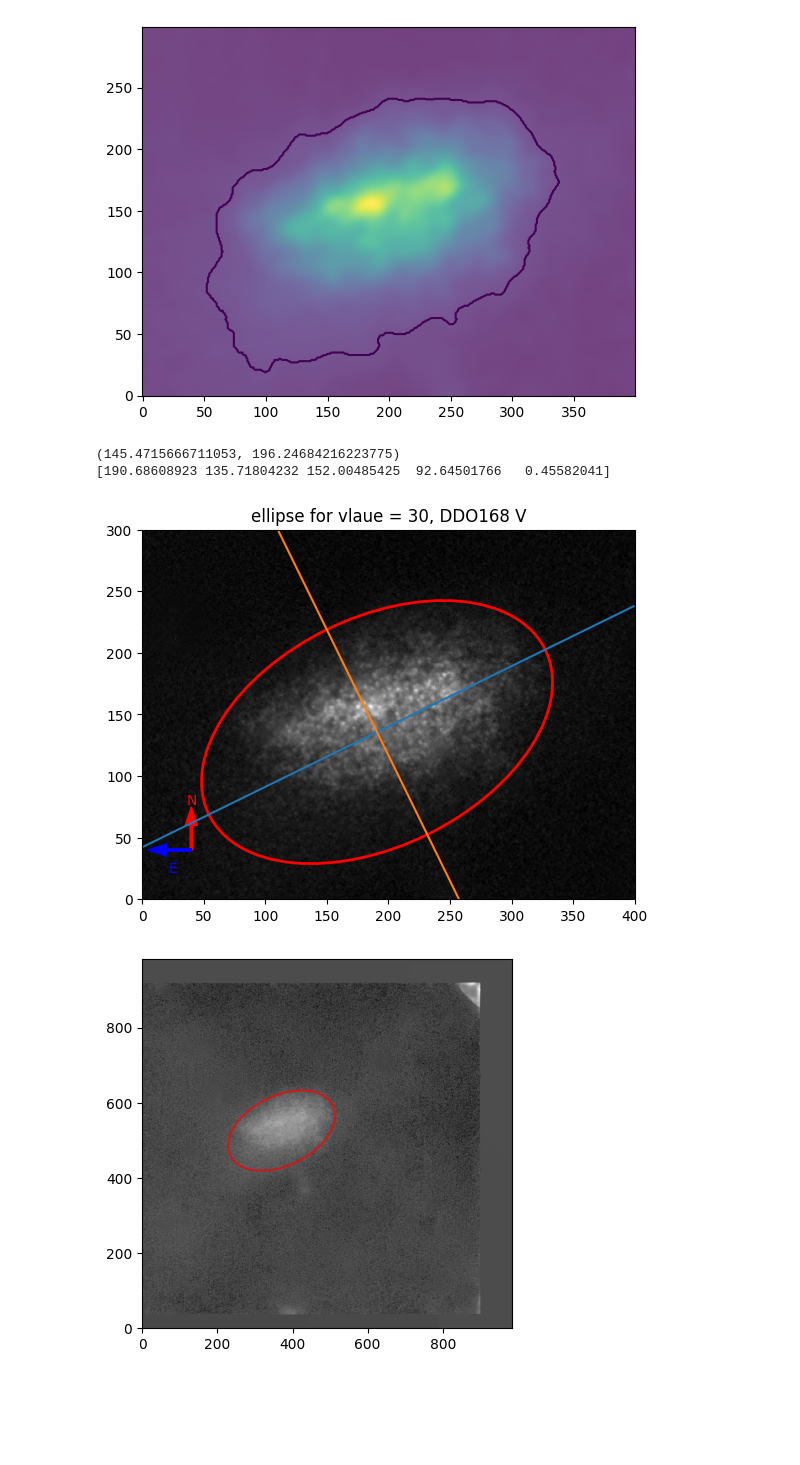
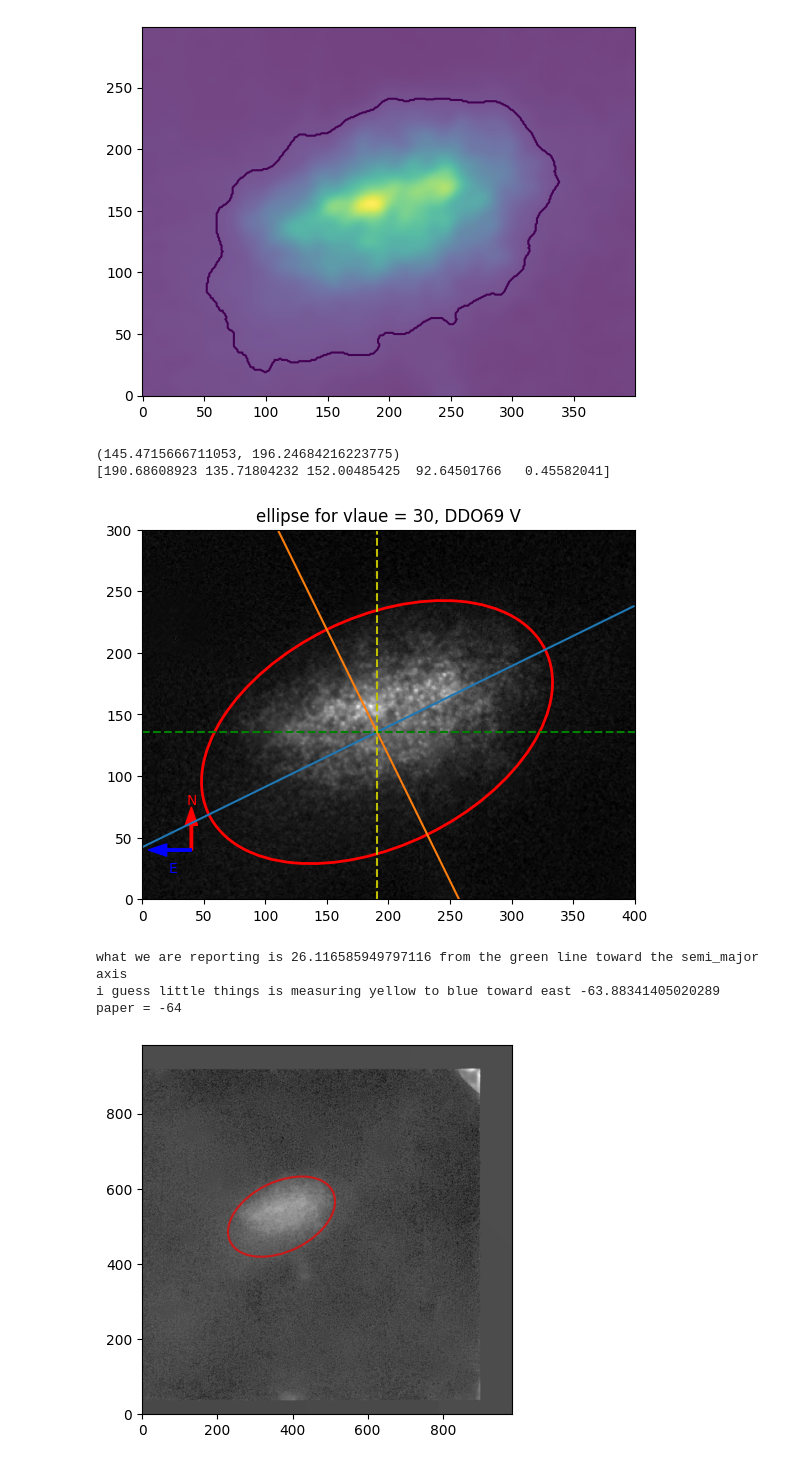
Before and after one commit to SUT-LTG/Aysan-Little-Things, a Jupyter notebook: DDO69.ipynb, the cells around one changed output. Drawn from its saved outputs; the diff is of its cells as text; code cells hidden in the pictures; blank space fills up the shorter version.

```diff
--- a/DDO69.ipynb
+++ b/DDO69.ipynb
@@ -188,41 +188,49 @@ plt.figure()
 ax = plt.gca()
 
 # Display the other image
 ax.imshow(v_value_box, cmap='gray' , origin = "lower")
-
+angle_in_degrees = np.degrees(theta)
 # Create the ellipse
 ellipse = Ellipse(xy=(xc, yc), width=2*a, height=2*b, angle=np.degrees(theta), edgecolor='r', facecolor='none', linewidth=2)
-
 # Add the ellipse to the axis
 
 ax.add_patch(ellipse)
 m = np.tan(theta)
 x_ax = np.arange(0,400)
 Y_ax = m*(x_ax-xc) + yc
 ax.plot(x_ax,Y_ax)
 
 Y_prime_ax = (-1/m)*(x_ax-xc) + yc
 ax.plot(x_ax,Y_prime_ax)
-"""
-plt.axhline(y=np.tan(theta)*x, color='r', linestyle='--', label='Semi-Major Axis')
-plt.axvline(x=xc,  color='g', linestyle='--', label='Semi-Minor Axis')
-"""
+
+plt.axhline(y=yc, color='g', linestyle='--', label='theta = 0')
+plt.axvline(x=xc,  color='y', linestyle='--')
+
 # Set axis limits (adjust as needed)
 ax.set_xlim(0,v_value_box.shape[1])
 ax.set_ylim(0,v_value_box.shape[0])  # Reverse y-axis for imshow
-plt.title("ellipse for vlaue = 30, DDO168 V")
+plt.title("ellipse for vlaue = 30, DDO69 V")
 # Show the plot
 # Example: Add arrows for north and east
 plt.arrow(x=40, y=40, dx=0, dy=20, color='red', width=2, head_width=10)
 plt.arrow(x=40, y=40, dx=-20, dy=0, color='blue', width=2, head_width=10)
 plt.text(40, 80, 'N', color='red', fontsize=10, ha='center', va='center')
 plt.text(25, 25, 'E', color='blue', fontsize=10, ha='center', va='center')
 
 plt.show()
+import math
+angle_in_degrees = math.degrees(theta)
+
+print("what we are reporting is" , angle_in_degrees , "from the green line toward the semi_major axis")
+print("i guess little things is measuring yellow to blue toward east" , -1*(90-angle_in_degrees))
+print("paper = -64")
 # %% [output]
 (145.4715666711053, 196.24684216223775)
 [190.68608923 135.71804232 152.00485425  92.64501766   0.45582041]
-[figure, old version]
+[figure, new version]
+what we are reporting is 26.116585949797116 from the green line toward the semi_major axis
+i guess little things is measuring yellow to blue toward east -63.88341405020289
+paper = -64
 # %%
 from astropy.coordinates import Angle
 from photutils.aperture import EllipticalAperture
```
